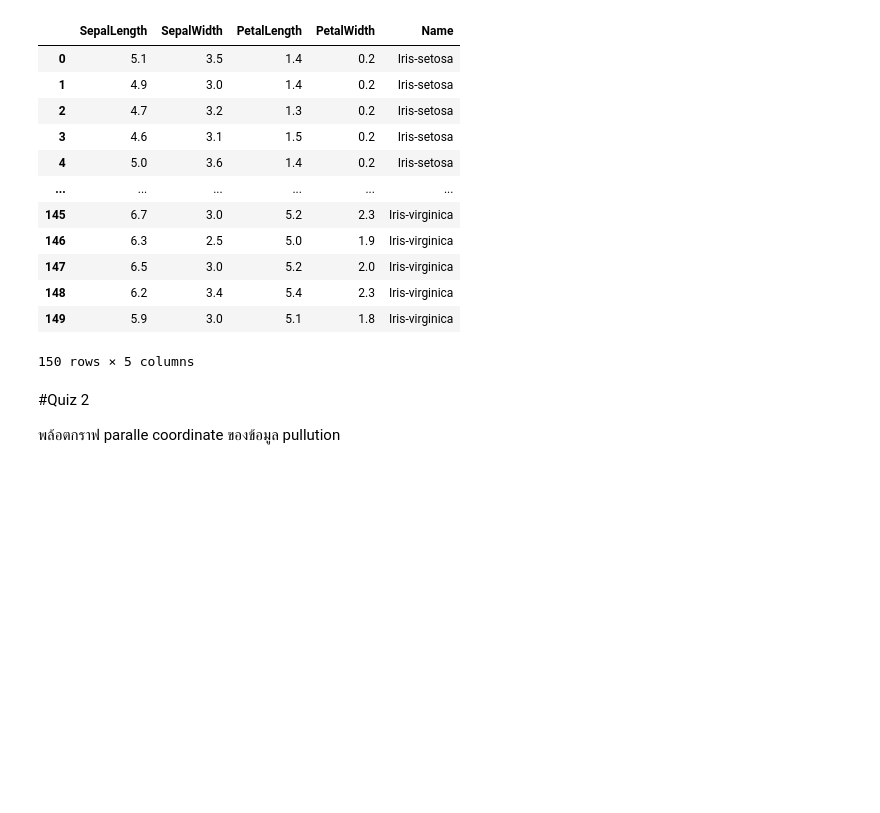
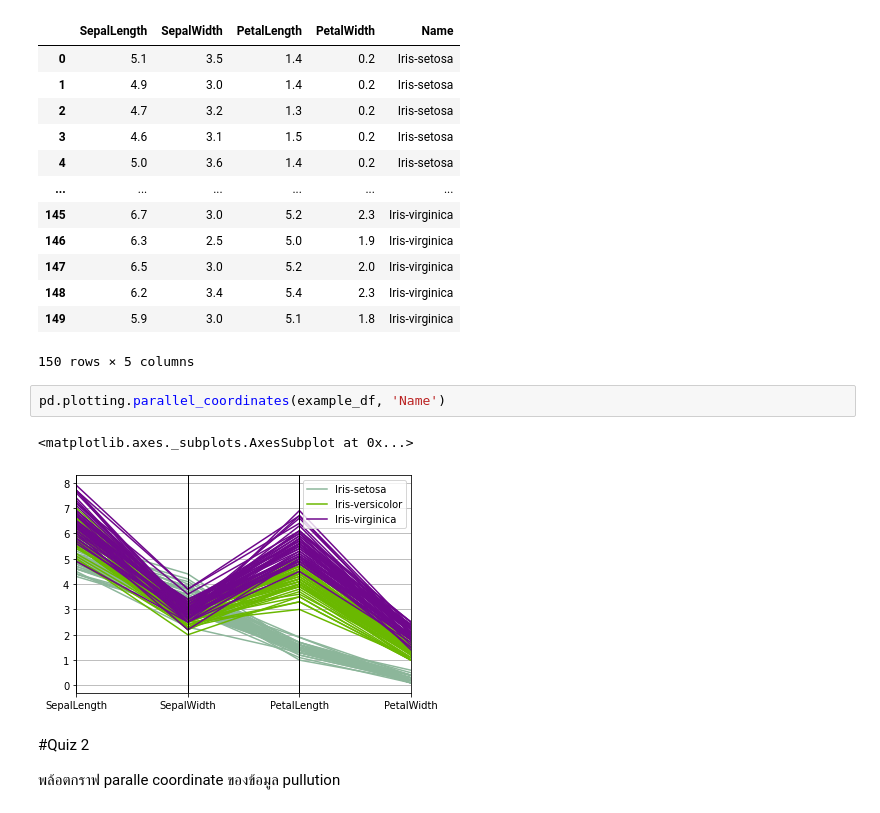
Before and after one commit to 603021852-8/multivariate, a Jupyter notebook: Chapter2_Visualize_Multivariate_Data.ipynb, the cells around one changed output. Drawn from its saved outputs; the diff is of its cells as text; blank space fills up the shorter version.

```diff
--- a/Chapter2_Visualize_Multivariate_Data.ipynb
+++ b/Chapter2_Visualize_Multivariate_Data.ipynb
@@ -82,6 +90,11 @@ example_df
 | 148 | 6.2 | 3.4 | 5.4 | 2.3 | Iris-virginica |
 | 149 | 5.9 | 3.0 | 5.1 | 1.8 | Iris-virginica |
 150 rows × 5 columns
+# %%
+pd.plotting.parallel_coordinates(example_df, 'Name')
+# %% [output]
+<matplotlib.axes._subplots.AxesSubplot at 0x...>
+[figure, added]
 # %% [markdown]
 #Quiz 2
 
```
Also changed, not shown: parts of 2 cells of this notebook.
